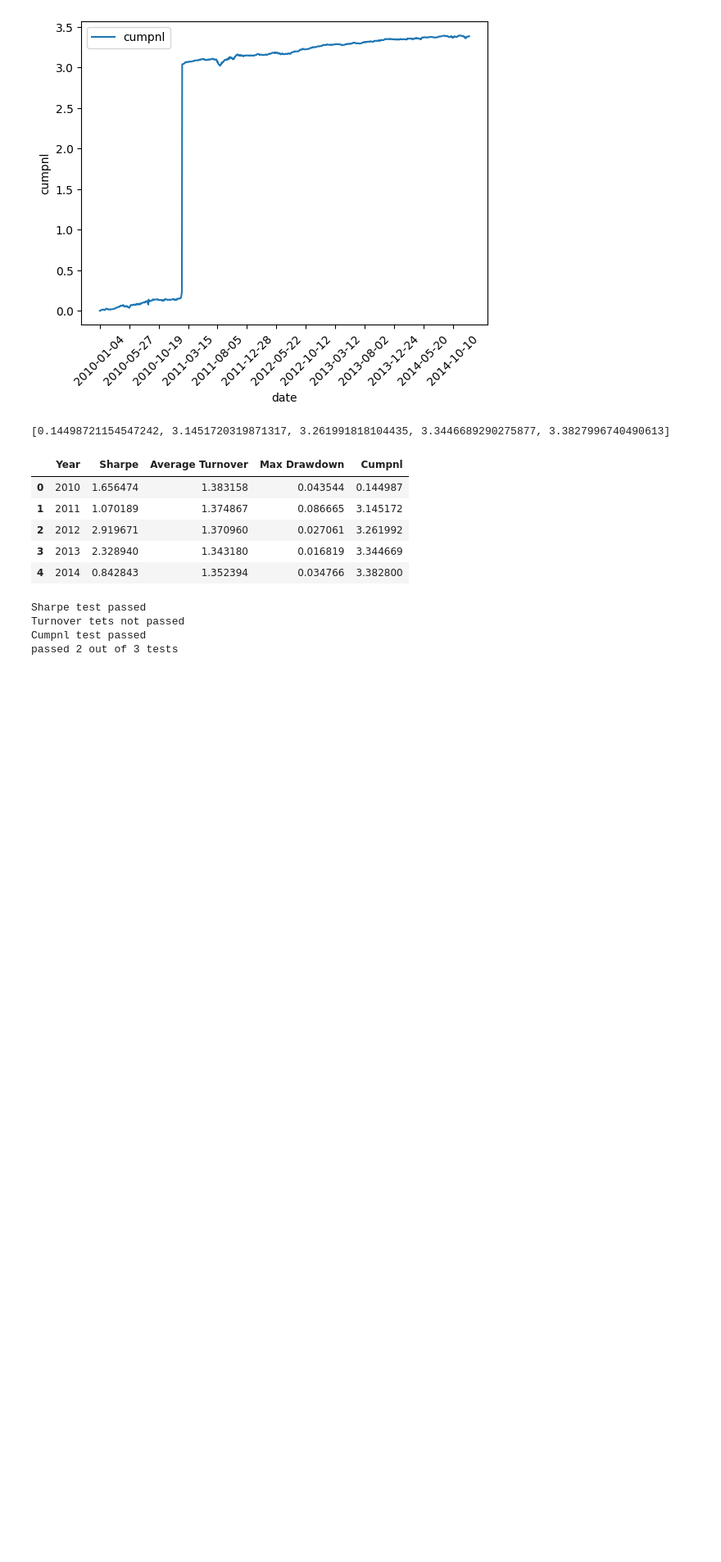
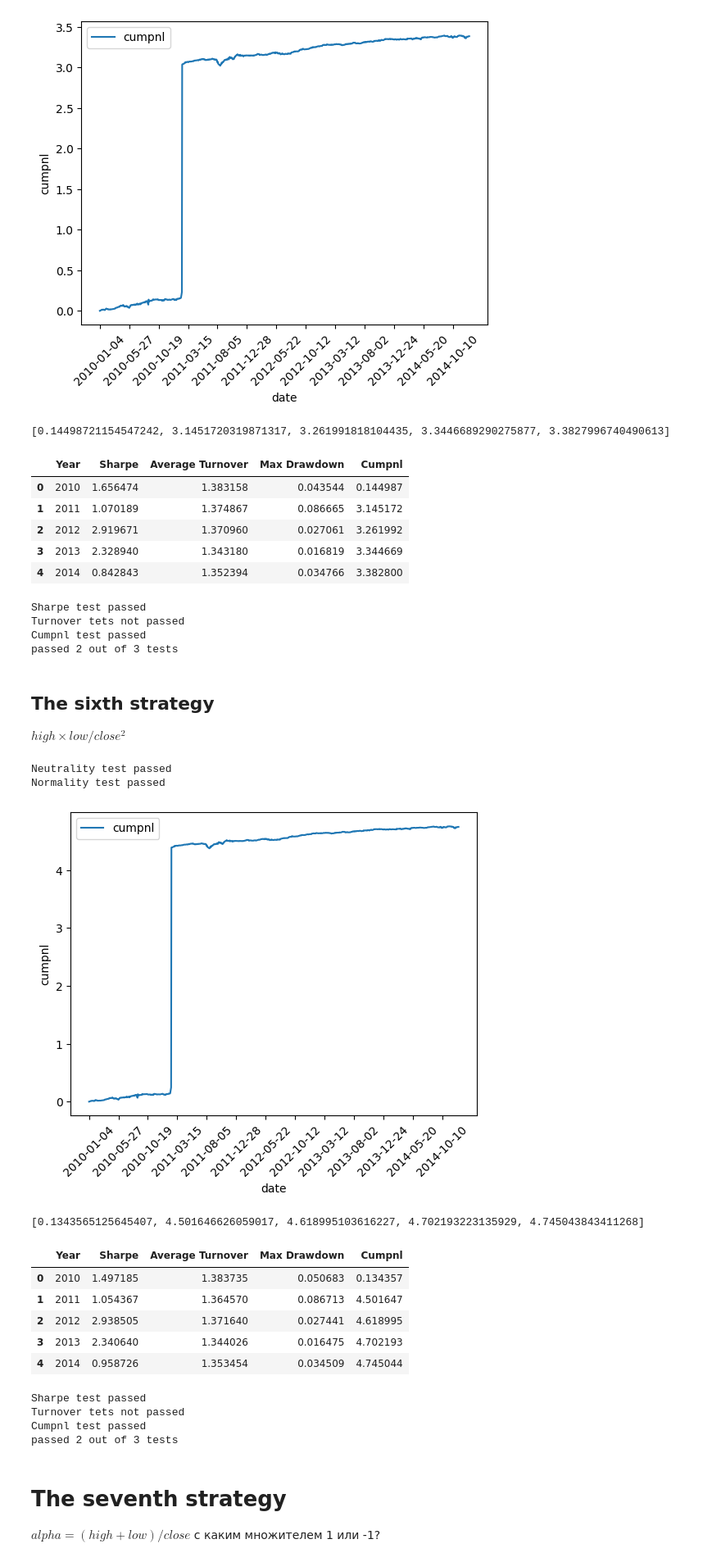
Before and after one commit to Kasymkhankhubiyev/Sirius-Uni, a Jupyter notebook: DerivativesControl/Task2.ipynb, the cells around one changed output. Shown at 82% size. Drawn from its saved outputs; the diff is of its cells as text; code cells hidden in the pictures; blank space fills up the shorter version.

Commit message:
made eight alphas and tested needs filtering

```diff
--- a/DerivativesControl/Task2.ipynb
+++ b/DerivativesControl/Task2.ipynb
@@ -350,3 +350,51 @@ Sharpe test passed
 Turnover tets not passed
 Cumpnl test passed
 passed 2 out of 3 tests
+# %% [markdown]
+## The sixth strategy
+
+$high \times low / close^2$
+# %%
+def make_sixth_strategy_alpha(high_df, low_df, close_df):
+    high = high_df.drop(high_df.columns[0], axis=1).to_numpy().T
+    low = low_df.drop(low_df.columns[0], axis=1).to_numpy().T
+    close = close_df.drop(close_df.columns[0], axis=1).to_numpy().T
+
+    close = np.where(close == 0., 1e-14, close)
+
+    alpha = neutralize(high * low / close**2)
+
+    alpha = np.concatenate((np.zeros((1, alpha.shape[1])), normalize(alpha[:-1])))
+
+    return alpha
+# %%
+alpha_matrix6 = make_sixth_strategy_alpha(high_df, low_df, close_df)
+# %%
+test1(alpha_matrix6)
+test2(alpha_matrix6[1:]) # the first is zero
+# %% [output]
+Neutrality test passed
+Normality test passed
+# %%
+alpha_6_data = AlphaStats(alpha_matrix6, close_df)
+alpha_6_data.head()
+# %% [output]
+[figure, added]
+[0.1343565125645407, 4.501646626059017, 4.618995103616227, 4.702193223135929, 4.745043843411268]
+|  | Year | Sharpe | Average Turnover | Max Drawdown | Cumpnl |
+| 0 | 2010 | 1.497185 | 1.383735 | 0.050683 | 0.134357 |
+| 1 | 2011 | 1.054367 | 1.364570 | 0.086713 | 4.501647 |
+| 2 | 2012 | 2.938505 | 1.371640 | 0.027441 | 4.618995 |
+| 3 | 2013 | 2.340640 | 1.344026 | 0.016475 | 4.702193 |
+| 4 | 2014 | 0.958726 | 1.353454 | 0.034509 | 4.745044 |
+# %%
+test3(alpha_6_data)
+# %% [output]
+Sharpe test passed
+Turnover tets not passed
+Cumpnl test passed
+passed 2 out of 3 tests
+# %% [markdown]
+# The seventh strategy
+
+$alpha = (high + low) / close $ с каким множителем 1 или -1?
```
Also changed, not shown: parts of 20 cells of this notebook.
